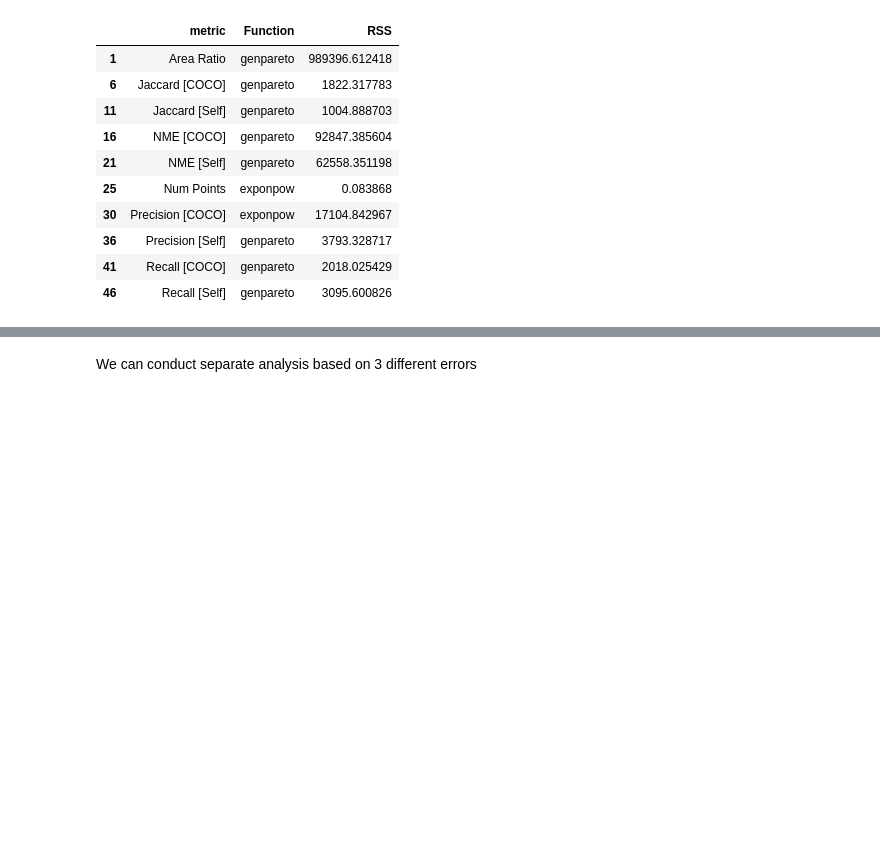
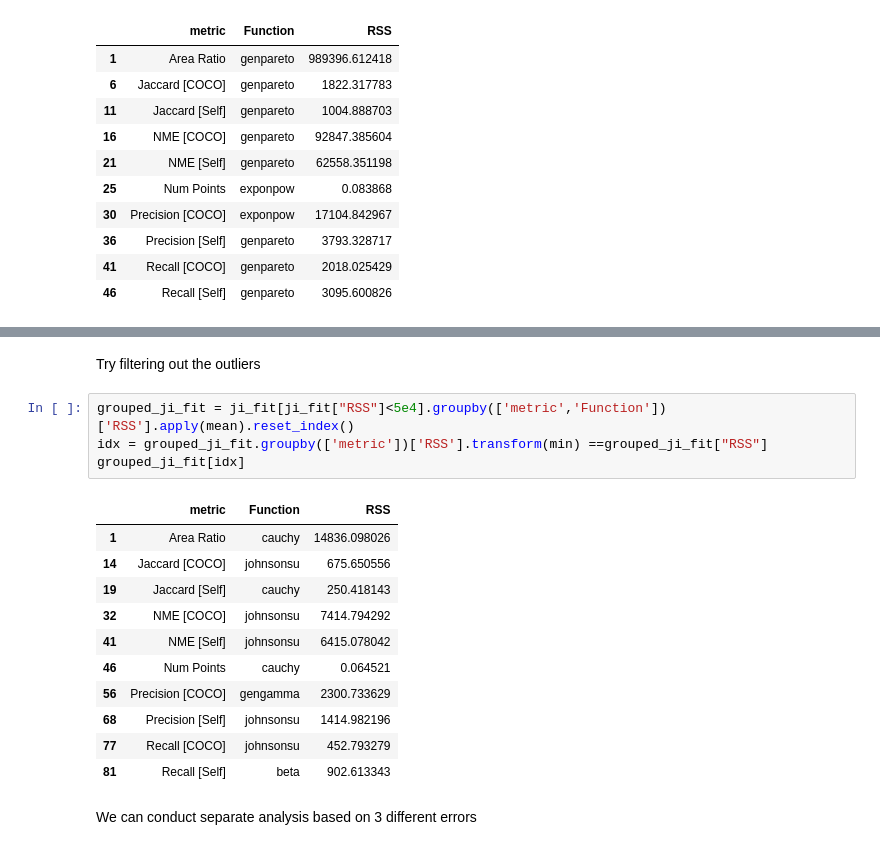
Before and after one commit to dorisjlee/crowd-seg, a Jupyter notebook: analysis/2017_01_20_Average_RSS_Best_Fit.ipynb, the cells around one changed output, grey strips where cells are left out. Saved outputs shown, nothing was run; the diff lists cells and outputs as text; blank space fills up the shorter version.

```diff
--- a/analysis/2017_01_20_Average_RSS_Best_Fit.ipynb
+++ b/analysis/2017_01_20_Average_RSS_Best_Fit.ipynb
@@ -526,3 +219,21 @@ print tabulate(result_tbl,headers='keys',tablefmt='latex',floatfmt=".2f")
+# %% [markdown]
+Try filtering out the outliers
+# %%
+grouped_ji_fit = ji_fit[ji_fit["RSS"]<5e4].groupby(['metric','Function'])['RSS'].apply(mean).reset_index()
+idx = grouped_ji_fit.groupby(['metric'])['RSS'].transform(min) ==grouped_ji_fit["RSS"]
+grouped_ji_fit[idx]
+# %% [output]
+|  | metric | Function | RSS |
+| 1 | Area Ratio | cauchy | 14836.098026 |
+| 14 | Jaccard [COCO] | johnsonsu | 675.650556 |
+| 19 | Jaccard [Self] | cauchy | 250.418143 |
+| 32 | NME [COCO] | johnsonsu | 7414.794292 |
+| 41 | NME [Self] | johnsonsu | 6415.078042 |
+| 46 | Num Points | cauchy | 0.064521 |
+| 56 | Precision [COCO] | gengamma | 2300.733629 |
+| 68 | Precision [Self] | johnsonsu | 1414.982196 |
+| 77 | Recall [COCO] | johnsonsu | 452.793279 |
+| 81 | Recall [Self] | beta | 902.613343 |
 # %% [markdown]
 We can conduct separate analysis based on 3  different errors
 # %%
```
Also changed, not shown: parts of 45 cells of this notebook, 5 other files.
